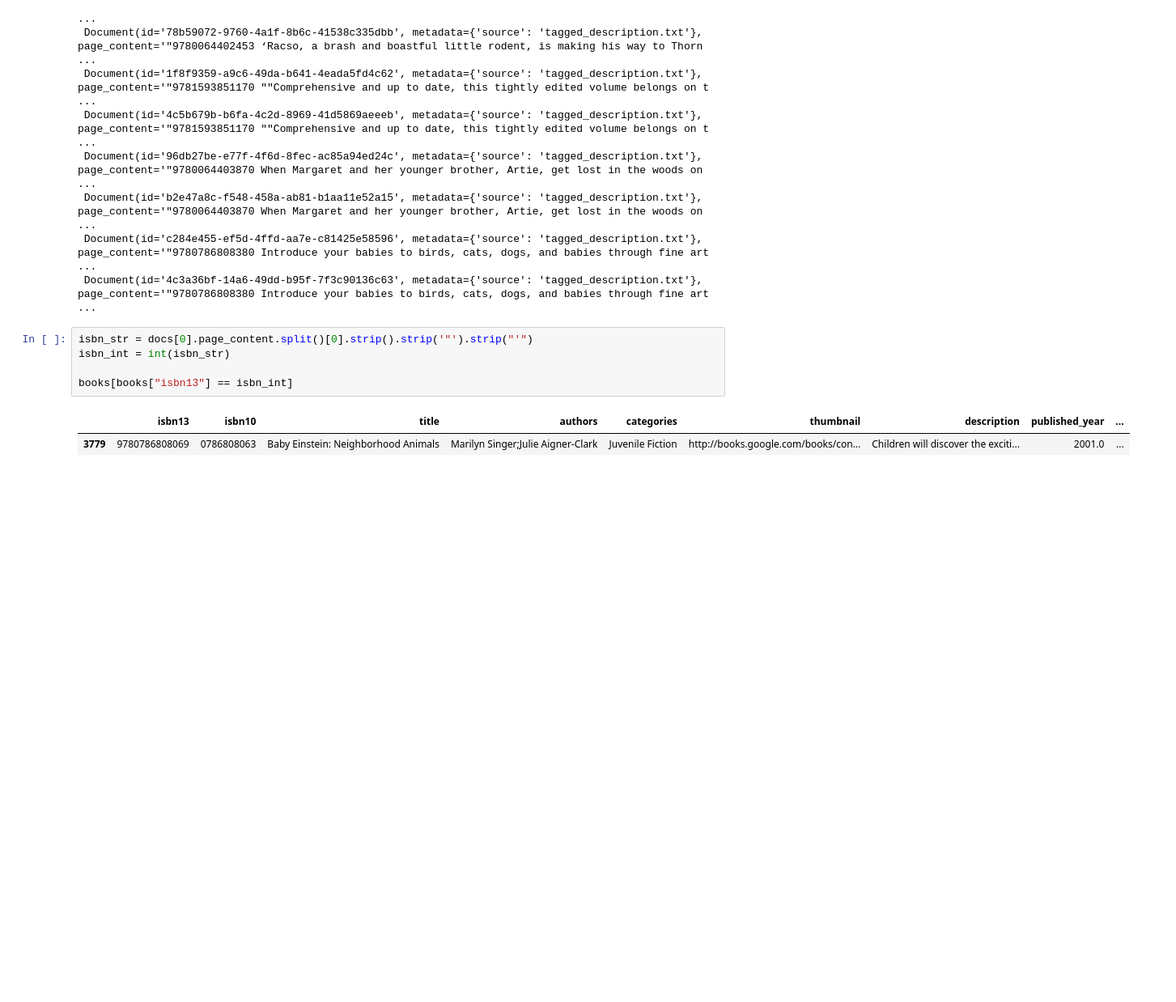
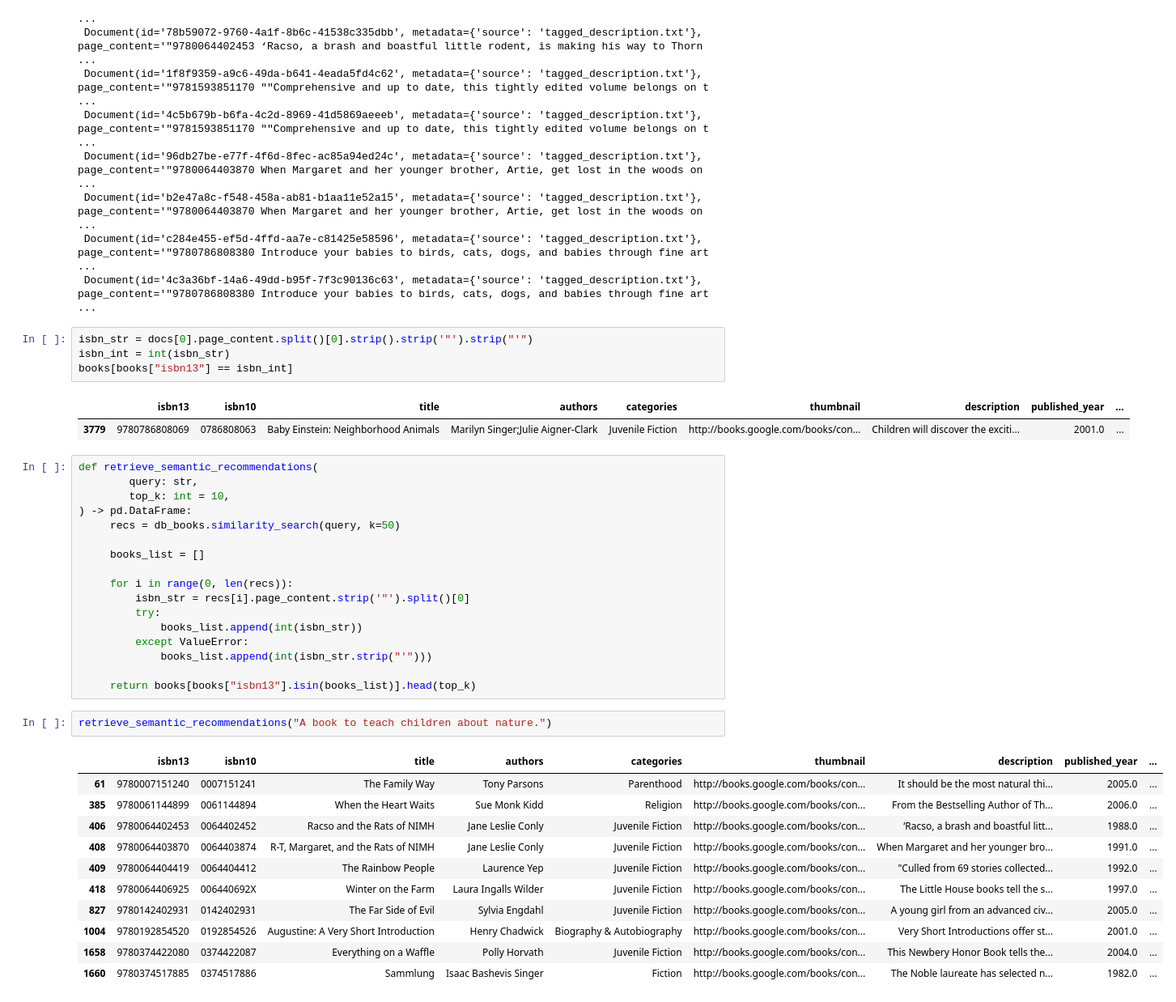
Before and after one commit to Tinsae20/book-recommender, a Jupyter notebook: vector-search.ipynb, the cells around one changed output. Shown at 81% size. Cells and saved outputs as stored; diff of their text form; blank space fills up the shorter version.

Commit message:
multiple recommendations

```diff
--- a/vector-search.ipynb
+++ b/vector-search.ipynb
@@ -102,8 +102,38 @@ docs
 # %%
 isbn_str = docs[0].page_content.split()[0].strip().strip('"').strip("'")
 isbn_int = int(isbn_str)
-
 books[books["isbn13"] == isbn_int]
 # %% [output]
 |  | isbn13 | isbn10 | title | authors | categories | thumbnail | description | published_year | ... |
 | 3779 | 9780786808069 | 0786808063 | Baby Einstein: Neighborhood Animals | Marilyn Singer;Julie Aigner-Clark | Juvenile Fiction | http://books.google.com/books/con... | Children will discover the exciti... | 2001.0 | ... |
+# %%
+def retrieve_semantic_recommendations(
+        query: str,
+        top_k: int = 10,
+) -> pd.DataFrame:
+     recs = db_books.similarity_search(query, k=50)
+
+     books_list = []
+
+     for i in range(0, len(recs)):
+         isbn_str = recs[i].page_content.strip('"').split()[0]
+         try:
+             books_list.append(int(isbn_str))
+         except ValueError:
+             books_list.append(int(isbn_str.strip("'")))
+
+     return books[books["isbn13"].isin(books_list)].head(top_k)
+# %%
+retrieve_semantic_recommendations("A book to teach children about nature.")
+# %% [output]
+|  | isbn13 | isbn10 | title | authors | categories | thumbnail | description | published_year | ... |
+| 61 | 9780007151240 | 0007151241 | The Family Way | Tony Parsons | Parenthood | http://books.google.com/books/con... | It should be the most natural thi... | 2005.0 | ... |
+| 385 | 9780061144899 | 0061144894 | When the Heart Waits | Sue Monk Kidd | Religion | http://books.google.com/books/con... | From the Bestselling Author of Th... | 2006.0 | ... |
+| 406 | 9780064402453 | 0064402452 | Racso and the Rats of NIMH | Jane Leslie Conly | Juvenile Fiction | http://books.google.com/books/con... | ‘Racso, a brash and boastful litt... | 1988.0 | ... |
+| 408 | 9780064403870 | 0064403874 | R-T, Margaret, and the Rats of NIMH | Jane Leslie Conly | Juvenile Fiction | http://books.google.com/books/con... | When Margaret and her younger bro... | 1991.0 | ... |
+| 409 | 9780064404419 | 0064404412 | The Rainbow People | Laurence Yep | Juvenile Fiction | http://books.google.com/books/con... | "Culled from 69 stories collected... | 1992.0 | ... |
+| 418 | 9780064406925 | 006440692X | Winter on the Farm | Laura Ingalls Wilder | Juvenile Fiction | http://books.google.com/books/con... | The Little House books tell the s... | 1997.0 | ... |
+| 827 | 9780142402931 | 0142402931 | The Far Side of Evil | Sylvia Engdahl | Juvenile Fiction | http://books.google.com/books/con... | A young girl from an advanced civ... | 2005.0 | ... |
+| 1004 | 9780192854520 | 0192854526 | Augustine: A Very Short Introduction | Henry Chadwick | Biography & Autobiography | http://books.google.com/books/con... | Very Short Introductions offer st... | 2001.0 | ... |
+| 1658 | 9780374422080 | 0374422087 | Everything on a Waffle | Polly Horvath | Juvenile Fiction | http://books.google.com/books/con... | This Newbery Honor Book tells the... | 2004.0 | ... |
+| 1660 | 9780374517885 | 0374517886 | Sammlung | Isaac Bashevis Singer | Fiction | http://books.google.com/books/con... | The Noble laureate has selected n... | 1982.0 | ... |
```
